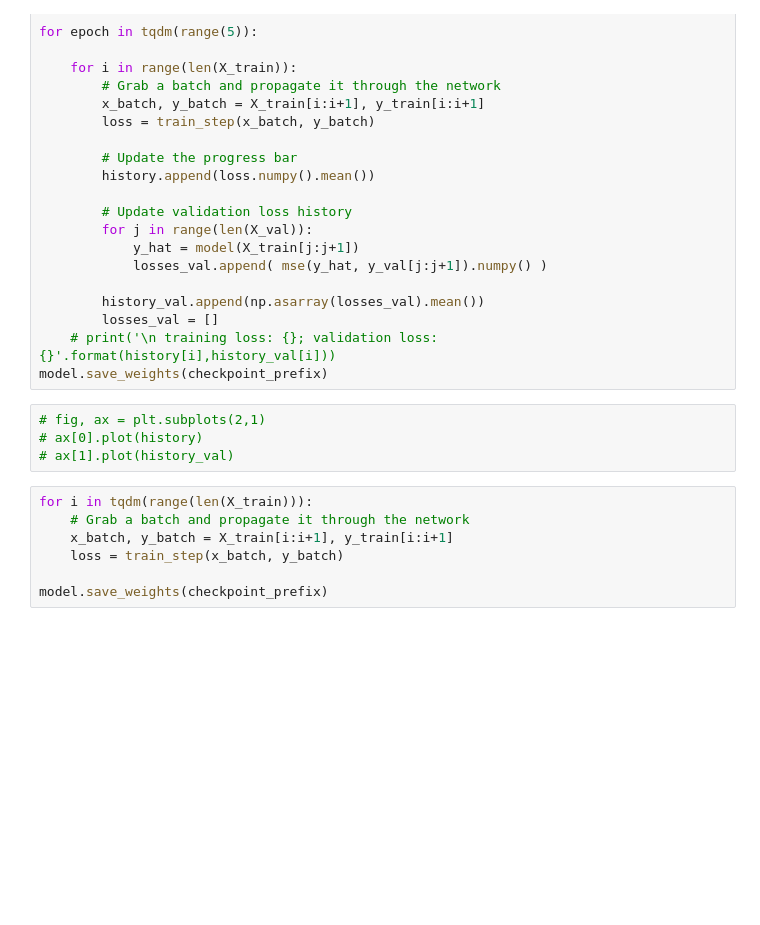
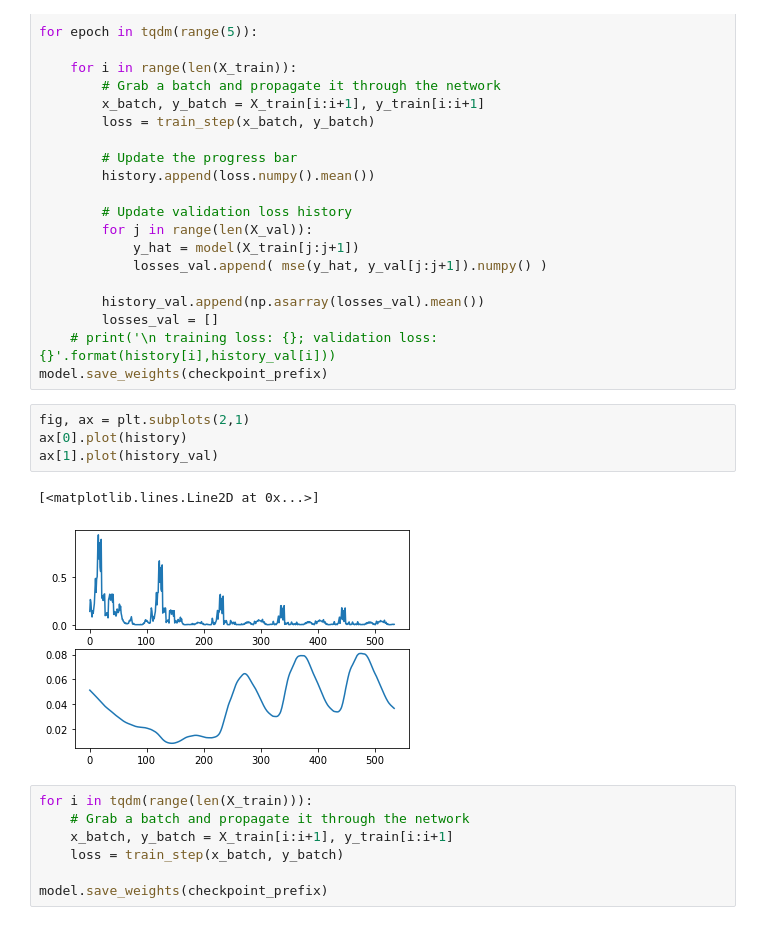
Before and after one commit to osiaaan/forecasting, a Jupyter notebook: priceForecasting_LSTM.ipynb, the cells around one changed output. Saved outputs shown, nothing was run; the diff lists cells and outputs as text; blank space fills up the shorter version.

```diff
--- a/priceForecasting_LSTM.ipynb
+++ b/priceForecasting_LSTM.ipynb
@@ -204,9 +213,12 @@ for epoch in tqdm(range(5)):
     # print('\n training loss: {}; validation loss: {}'.format(history[i],history_val[i]))
 model.save_weights(checkpoint_prefix)
 # %%
-# fig, ax = plt.subplots(2,1)
-# ax[0].plot(history)
-# ax[1].plot(history_val)
+fig, ax = plt.subplots(2,1)
+ax[0].plot(history)
+ax[1].plot(history_val)
+# %% [output]
+[<matplotlib.lines.Line2D at 0x...>]
+[figure, added]
 # %%
 for i in tqdm(range(len(X_train))):
     # Grab a batch and propagate it through the network
```
Also changed, not shown: parts of 3 cells of this notebook, 2 other files.
